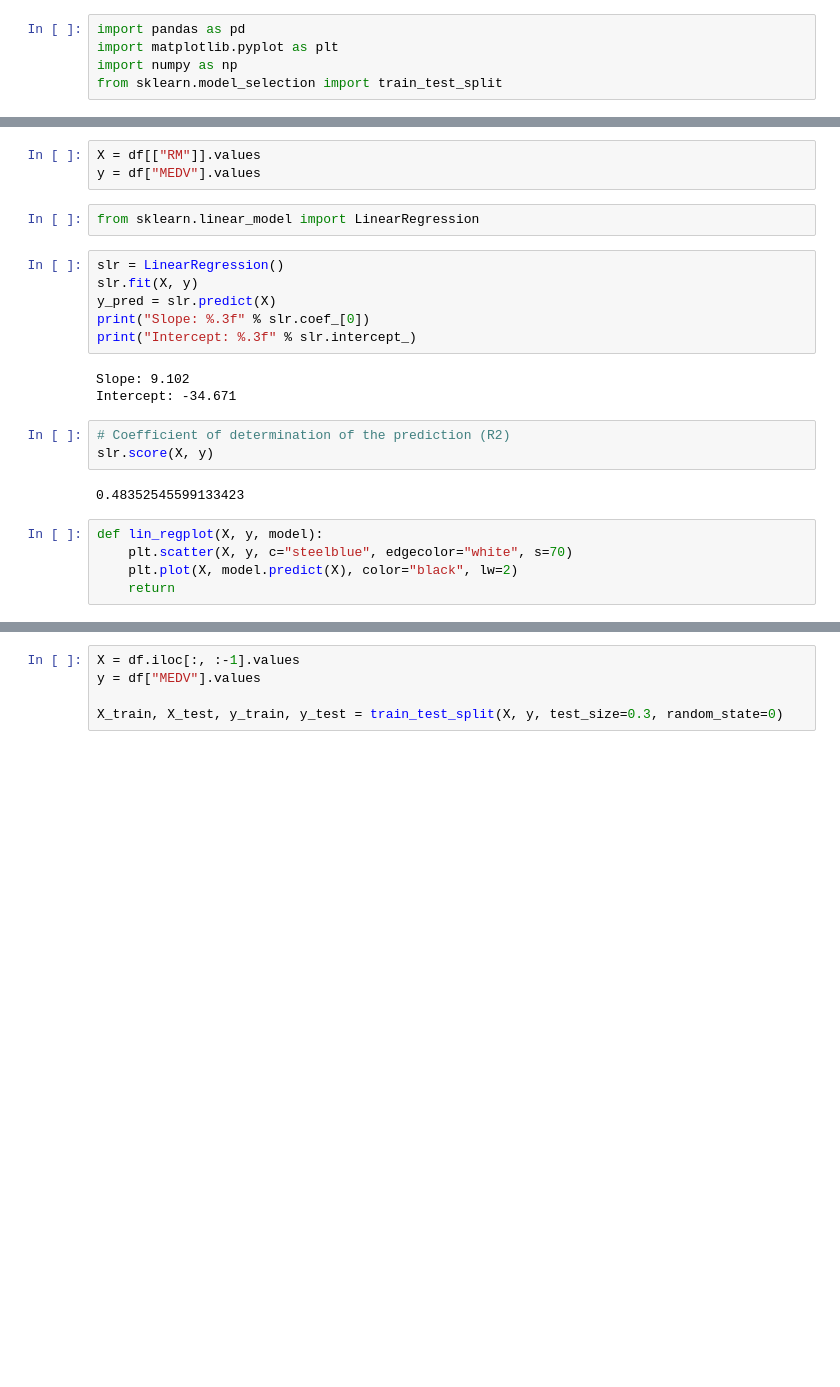
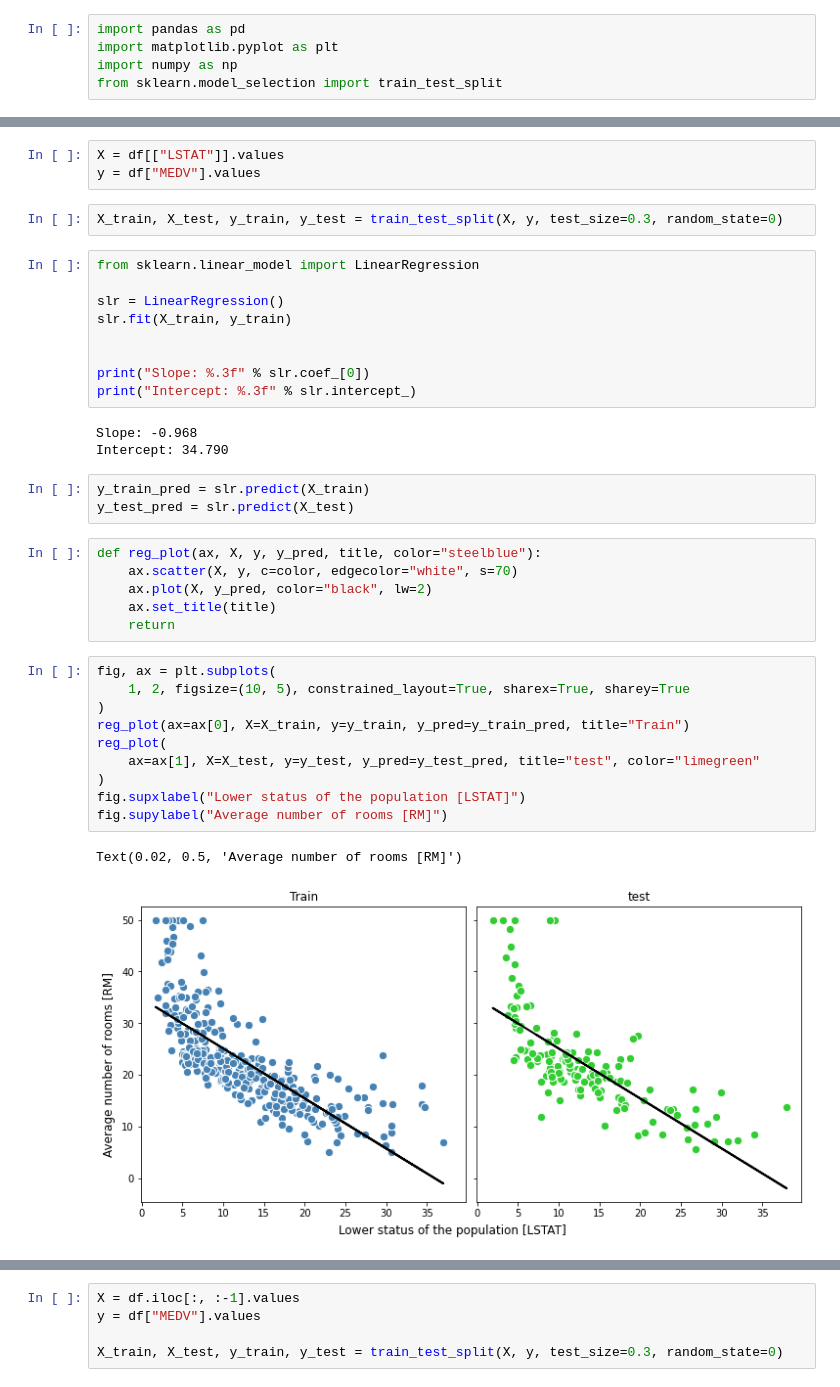
Before and after one commit to ie-ai-class/smart-tech-2564-2, a Jupyter notebook: Topic 05 - Regression/T11.ipynb, the cells around one changed output, grey strips where cells are left out. Cells and saved outputs as stored; diff of their text form; blank space fills up the shorter version.

```diff
--- a/Topic 05 - Regression/T11.ipynb
+++ b/Topic 05 - Regression/T11.ipynb
@@ -49,24 +17,39 @@ df.head()
 # %%
-X = df[["RM"]].values
+X = df[["LSTAT"]].values
 y = df["MEDV"].values
-# %%
-from sklearn.linear_model import LinearRegression
+# %%
+X_train, X_test, y_train, y_test = train_test_split(X, y, test_size=0.3, random_state=0)
 # %%
+from sklearn.linear_model import LinearRegression
+
 slr = LinearRegression()
-slr.fit(X, y)
-y_pred = slr.predict(X)
+slr.fit(X_train, y_train)
+
+
 print("Slope: %.3f" % slr.coef_[0])
 print("Intercept: %.3f" % slr.intercept_)
 # %% [output]
-Slope: 9.102
-Intercept: -34.671
+Slope: -0.968
+Intercept: 34.790
-# %%
-# Coefficient of determination of the prediction (R2)
-slr.score(X, y)
-# %% [output]
-0.48352545599133423
+# %%
+y_train_pred = slr.predict(X_train)
+y_test_pred = slr.predict(X_test)
 # %%
-def lin_regplot(X, y, model):
-    plt.scatter(X, y, c="steelblue", edgecolor="white", s=70)
-    plt.plot(X, model.predict(X), color="black", lw=2)
+def reg_plot(ax, X, y, y_pred, title, color="steelblue"):
+    ax.scatter(X, y, c=color, edgecolor="white", s=70)
+    ax.plot(X, y_pred, color="black", lw=2)
+    ax.set_title(title)
     return
+# %%
+fig, ax = plt.subplots(
+    1, 2, figsize=(10, 5), constrained_layout=True, sharex=True, sharey=True
+)
+reg_plot(ax=ax[0], X=X_train, y=y_train, y_pred=y_train_pred, title="Train")
+reg_plot(
+    ax=ax[1], X=X_test, y=y_test, y_pred=y_test_pred, title="test", color="limegreen"
+)
+fig.supxlabel("Lower status of the population [LSTAT]")
+fig.supylabel("Average number of rooms [RM]")
+# %% [output]
+Text(0.02, 0.5, 'Average number of rooms [RM]')
+[figure, added]
```
Also changed, not shown: parts of 12 cells of this notebook, 2 other files.
